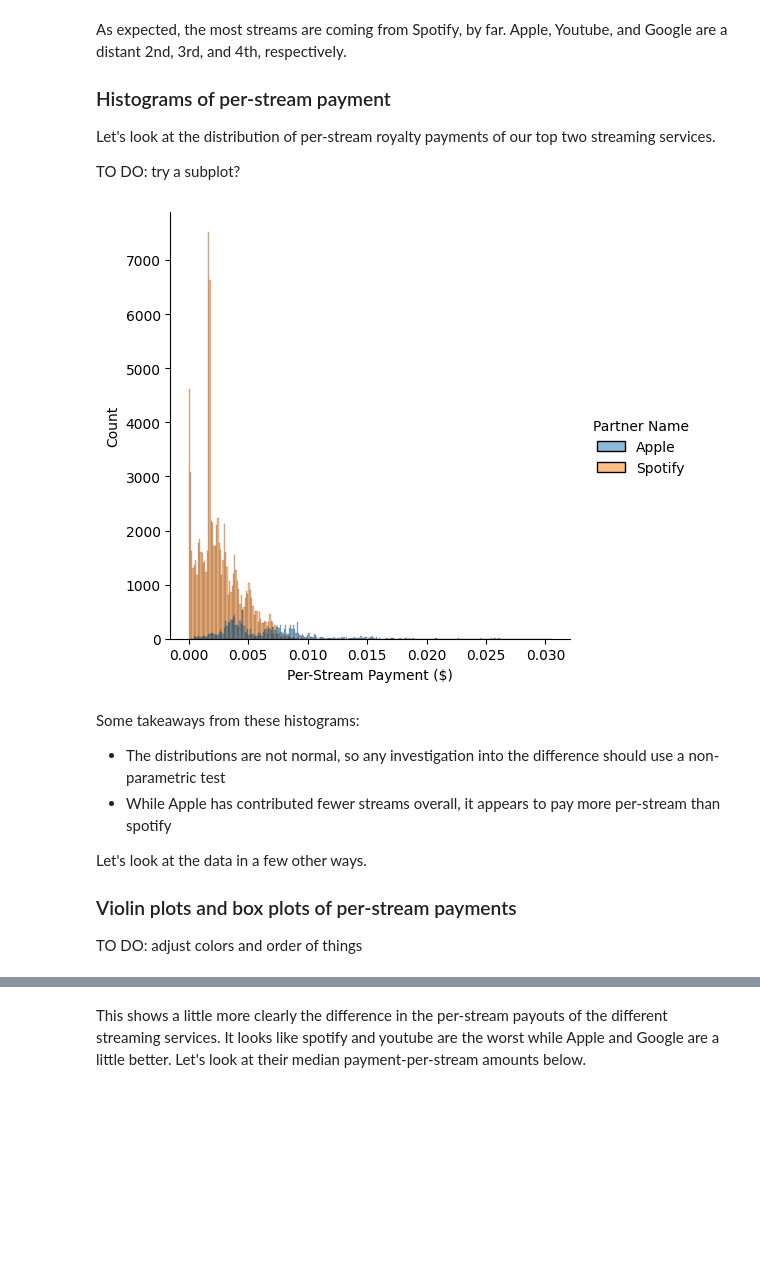
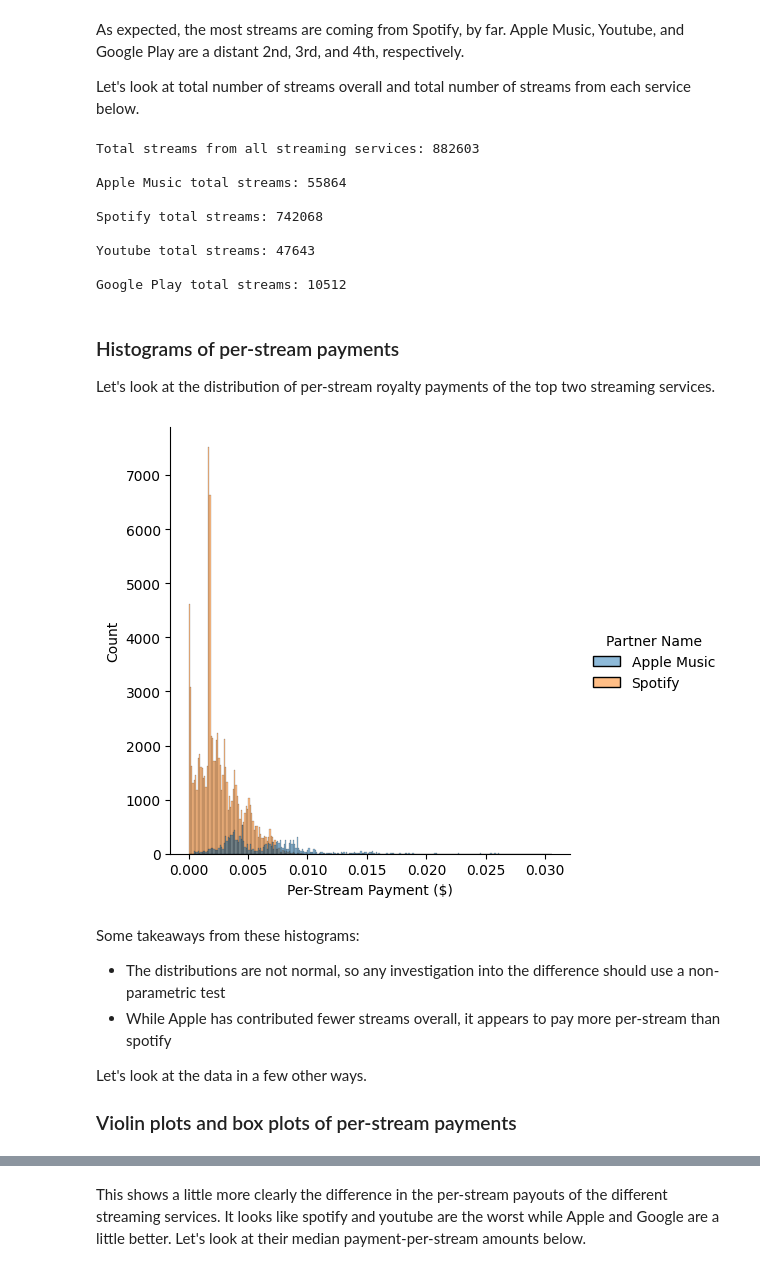
Before and after one commit to nolaneley/analysis_my_streaming_royalties, a Jupyter notebook: royalty_analysis.ipynb, the cells around one changed output, grey strips where cells are left out. Drawn from its saved outputs; the diff is of its cells as text; code cells hidden in the pictures; blank space fills up the shorter version.

Commit message:
finished main analysis notebook and created images

```diff
--- a/royalty_analysis.ipynb
+++ b/royalty_analysis.ipynb
@@ -63,24 +71,39 @@ plt.show()
+# %% [markdown]
+As expected, the most streams are coming from Spotify, by far. Apple Music, Youtube, and Google Play are a distant 2nd, 3rd, and 4th, respectively.
+
+Let's look at total number of streams overall and total number of streams from each service below.
+# %%
+# Get list of top 4 streaming services
+top_partners = list(plays_dict.keys())
+top_partners.remove('Other')
+
+print("Total streams from all streaming services: " + str(sum(df.Quantity.values)))
+
+for partner in top_partners:
+    total_streams = sum(df[df['Partner Name']==partner].Quantity.values)
+    print("\n" + partner + " total streams: " + str(total_streams))
+# %% [output]
+Total streams from all streaming services: 882603
+
+Apple Music total streams: 55864
+
+Spotify total streams: 742068
+
+Youtube total streams: 47643
+
+Google Play total streams: 10512
 # %% [markdown]
-As expected, the most streams are coming from Spotify, by far. Apple, Youtube, and Google are a distant 2nd, 3rd, and 4th, respectively.
-
-### Histograms of per-stream payment
-Let's look at the distribution of per-stream royalty payments of our top two streaming services.
-
-TO DO: try a subplot?
+### Histograms of per-stream payments
+Let's look at the distribution of per-stream royalty payments of the top two streaming services.
 # %%
-# Histograms of top services
-apple_spotify = df[(df['Partner Name']=='Apple') | (df['Partner Name']=='Spotify')]
+# Histograms of top two services
+apple_spotify = df[(df['Partner Name']=='Apple Music') | (df['Partner Name']=='Spotify')]
 sns.displot(data=apple_spotify, x='Price', hue='Partner Name', color=colors[:2])
 plt.xlabel('Per-Stream Payment ($)')
+#plt.savefig("spotify_apple_hist.png", format='png', dpi=300, bbox_inches='tight')
 plt.show()
-
-# for i, partner in enumerate(top_partners):
-#     sns.displot(df[df['Partner Name']==partner].Price, kde=True, color=top_colors[i])
-#     plt.title(partner + ' Per Stream Payment')
-#     plt.xlabel('Per Stream Payment ($)')
-#     plt.show()
 # %% [output]
-[figure, old version]
+[figure, new version]
 # %% [markdown]
 Some takeaways from these histograms:
 - The distributions are not normal, so any investigation into the difference should use a non-parametric test
@@ -89,7 +112,5 @@ Some takeaways from these histograms:
 Let's look at the data in a few other ways.
 
 ### Violin plots and box plots of per-stream payments
-
-TO DO: adjust colors and order of things
 # %%
 # Violin plots of top services
```
Also changed, not shown: parts of 15 cells of this notebook, 11 other files.
